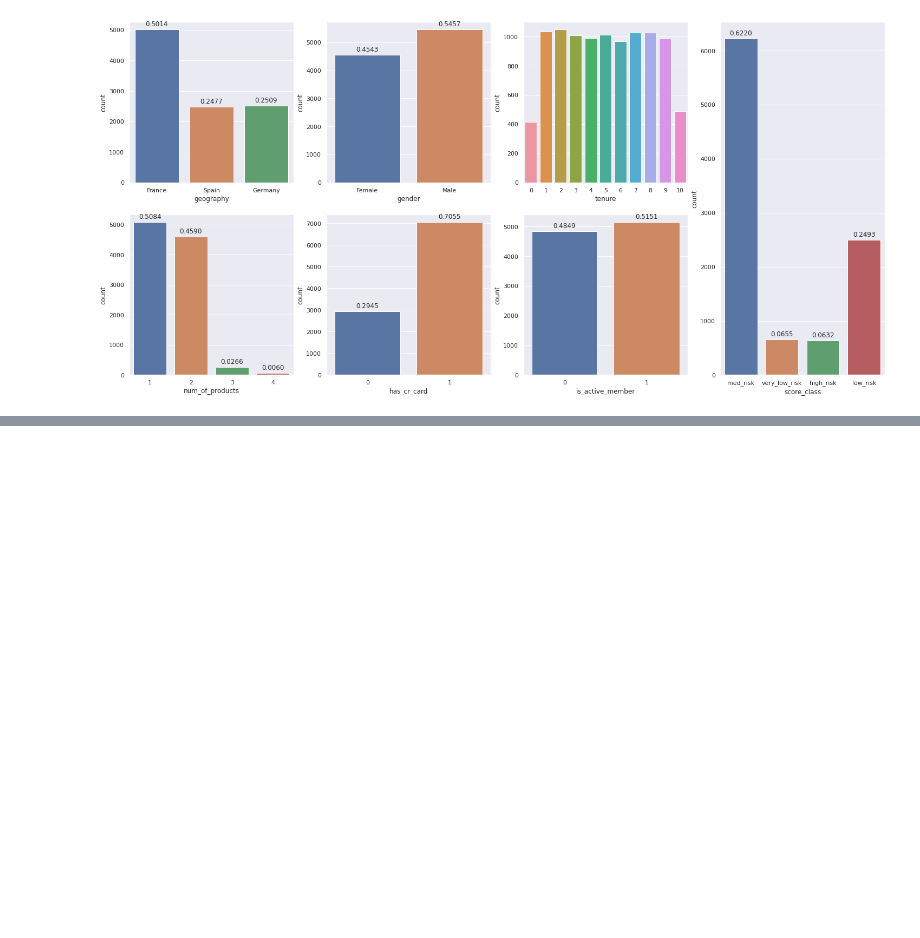
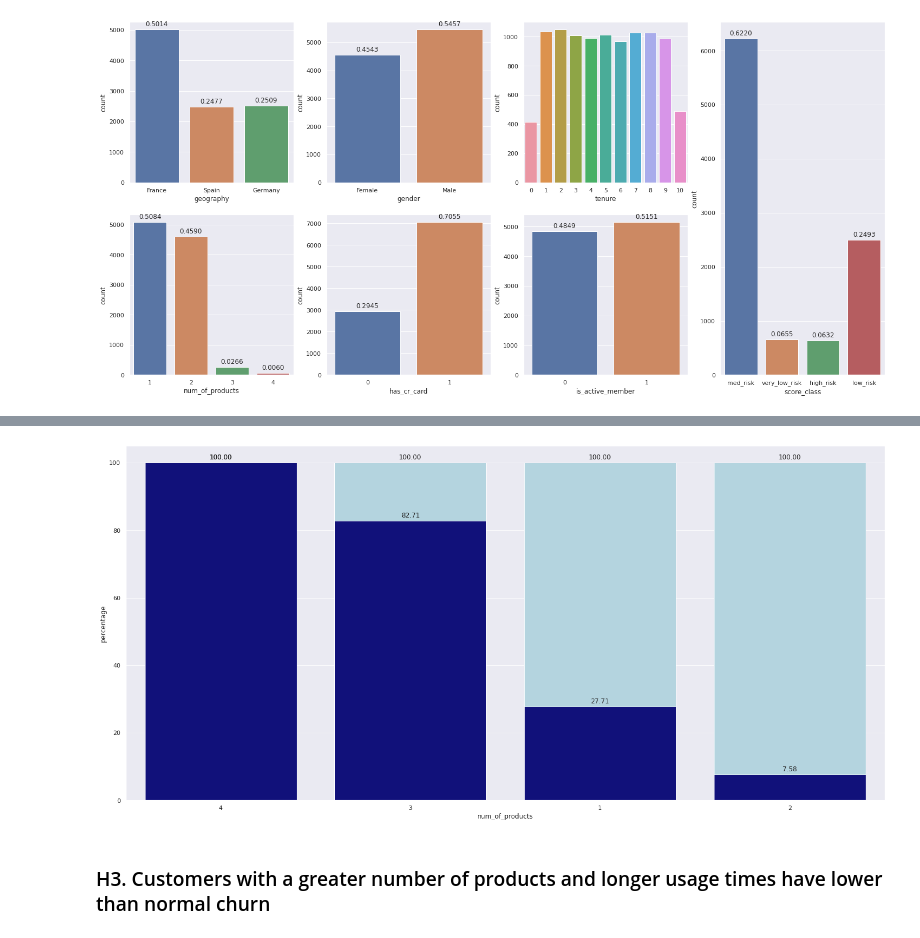
Before and after one commit to tadeucbm/churn_predict, a Jupyter notebook: notebooks/c1_churn_predict.ipynb, the cells around one changed output, grey strips where cells are left out. Saved outputs shown, nothing was run; the diff lists cells and outputs as text; code cells hidden in the pictures; blank space fills up the shorter version.

```diff
--- a/notebooks/c1_churn_predict.ipynb
+++ b/notebooks/c1_churn_predict.ipynb
@@ -465,0 +546,19 @@ plot_cat(df3['score_class'])
+# %%
+# auxiliar dataframe
+aux_3 = pd.DataFrame({1: 100, 2: 100, 3: 100, 4: 100}, index=[0]).T.reset_index()
+
+# plot percentage bar of each number of products
+bar1 = sns.barplot(x=aux_3['index'], y=aux_3[0], order=[4, 3, 1, 2], color='lightblue')
+bar2 = sns.barplot(x=aux.index, y=aux['percentage'], order=[4, 3, 1, 2], color='darkblue')
+
+
+# annot
+for p in bar2.patches:
+            bar2.annotate(format(p.get_height(), '.2f'),
+                          (p.get_x() + p.get_width() / 2., p.get_height()),
+                           ha = 'center', va = 'center', xytext = (0, 10),
+                           textcoords = 'offset points')
+# %% [output]
+[figure, added]
+# %% [markdown]
+### H3. Customers with a greater number of products and longer usage times have lower than normal churn
```
Also changed, not shown: parts of 15 cells of this notebook.
